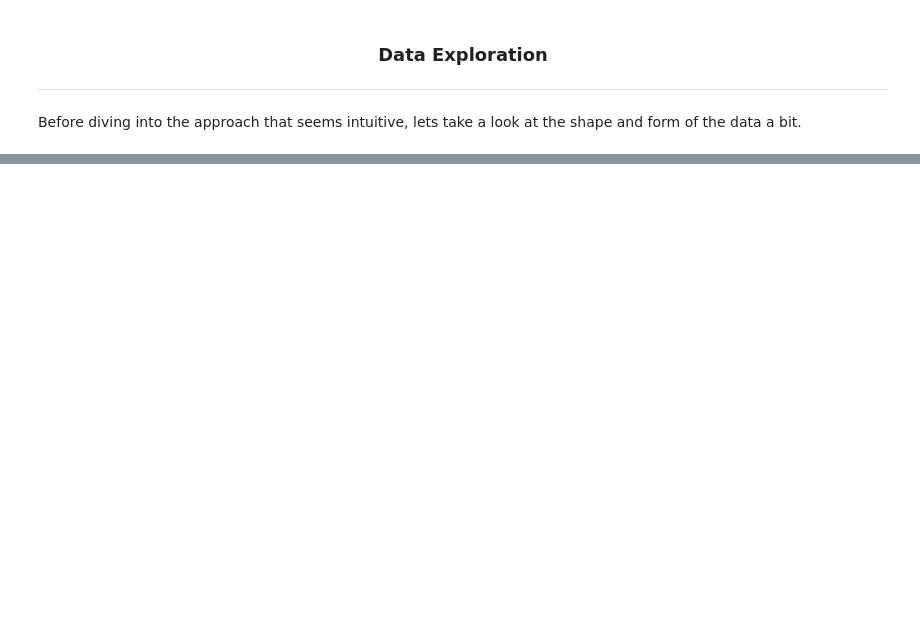
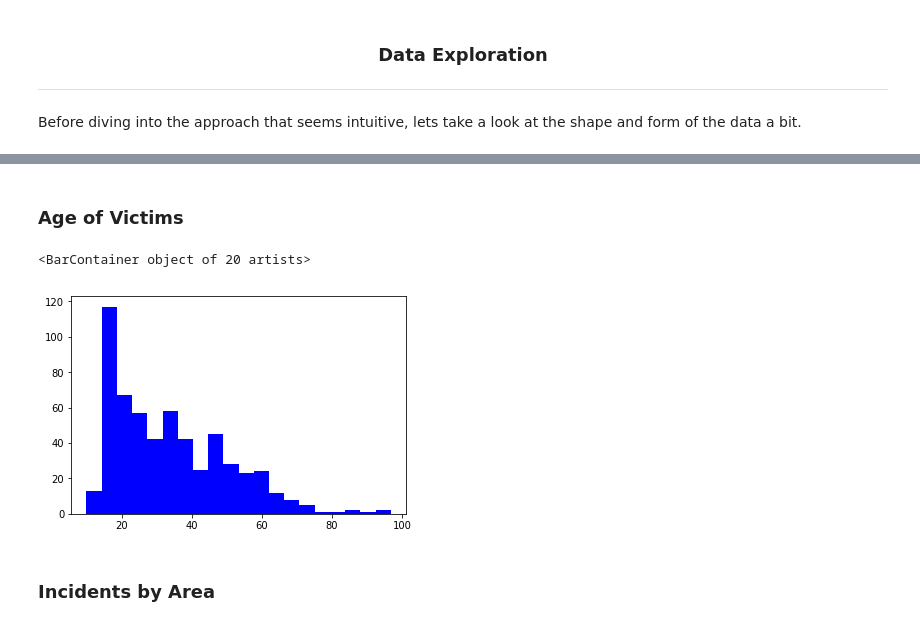
Before and after one commit to bwhitesell/CrymeClarity-Notebooks, a Jupyter notebook: Data Exploration.ipynb, the cells around one changed output, grey strips where cells are left out. Saved outputs shown, nothing was run; the diff lists cells and outputs as text; code cells hidden in the pictures; blank space fills up the shorter version.

```diff
--- a/Data Exploration.ipynb
+++ b/Data Exploration.ipynb
@@ -48,0 +57,16 @@ plt.show()
+# %% [markdown]
+### Age of Victims
+# %%
+def valid_float(x):
+    try:
+        float(x)
+        return True
+    except:
+        return False
+ds_va = ds.filter(lambda x: valid_float(x['vict_age']))
+create_hist(ds_va.map(lambda x: float(x['vict_age'])).histogram(20))
+# %% [output]
+<BarContainer object of 20 artists>
+[figure, added]
+# %% [markdown]
+### Incidents by Area
```
Also changed, not shown: parts of 16 cells of this notebook.
